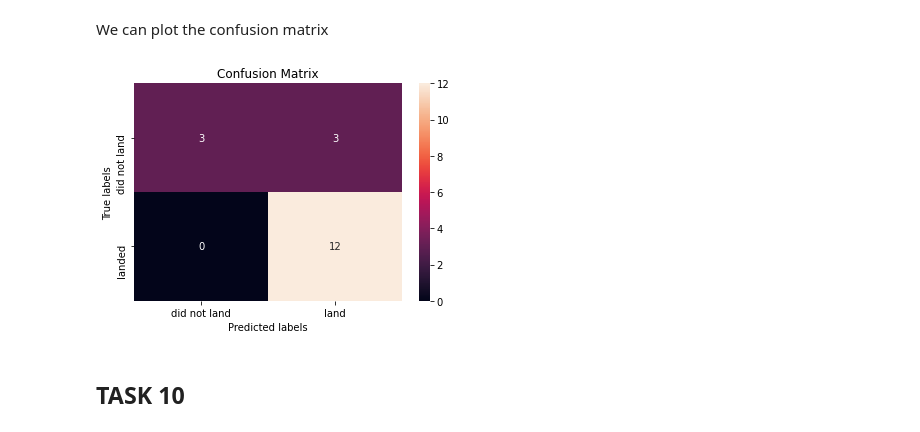
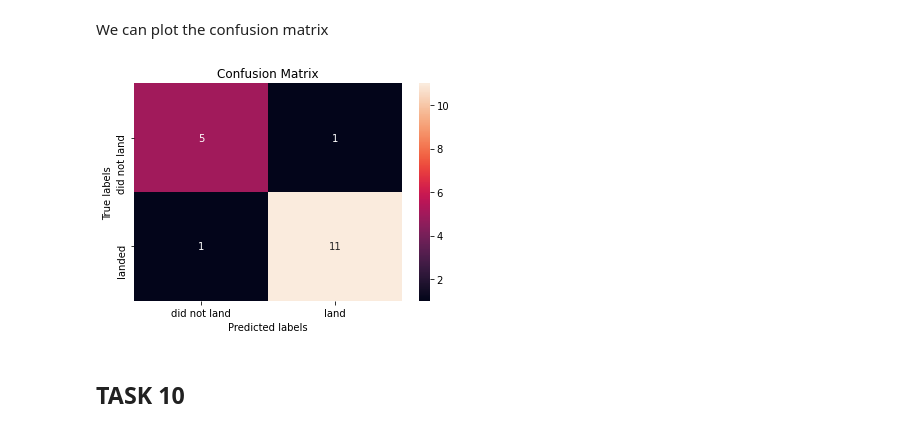
Before and after one commit to kohei-s/space_y_project, a Jupyter notebook: Machine Learning Prediction.ipynb, the cells around one changed output. Drawn from its saved outputs; the diff is of its cells as text; code cells hidden in the pictures.

```diff
--- a/Machine Learning Prediction.ipynb
+++ b/Machine Learning Prediction.ipynb
@@ -293,5 +296,7 @@ accuracy : 0.8892857142857145
 # %% [markdown]
 Calculate the accuracy of tree_cv on the test data using the method <code>score</code>:
 # %%
-tree_cv.score(X_test, Y_test)
+best_tree = tree_cv.best_estimator_
+tree_score = best_tree.score(X_test, Y_test)
+tree_score
 # %% [output]
@@ -312,10 +304,10 @@ weighted avg       0.87      0.83      0.81        18
 # %% [markdown]
 We can plot the confusion matrix
 # %%
-yhat = tree_cv.predict(X_test)
+yhat = best_tree.predict(X_test)
 plot_confusion_matrix(Y_test,yhat)
 # %% [output]
-[figure, old version]
+[figure, new version]
 # %% [markdown]
 ## TASK  10
 # %% [markdown]
```
Also changed, not shown: parts of 14 cells of this notebook.
